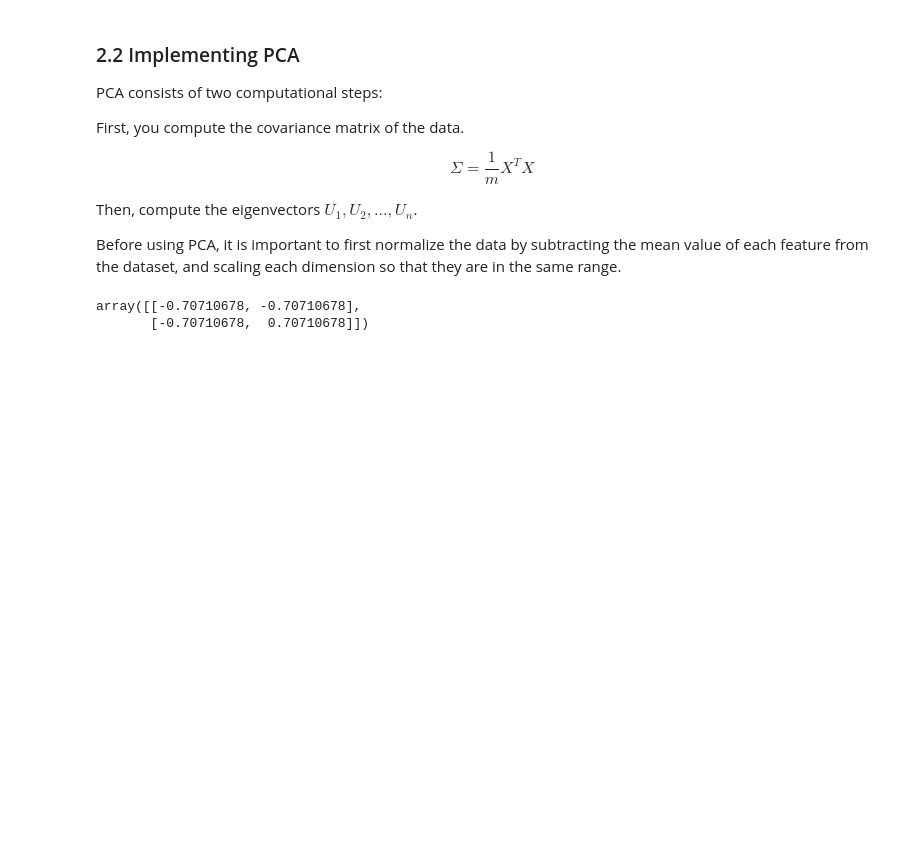
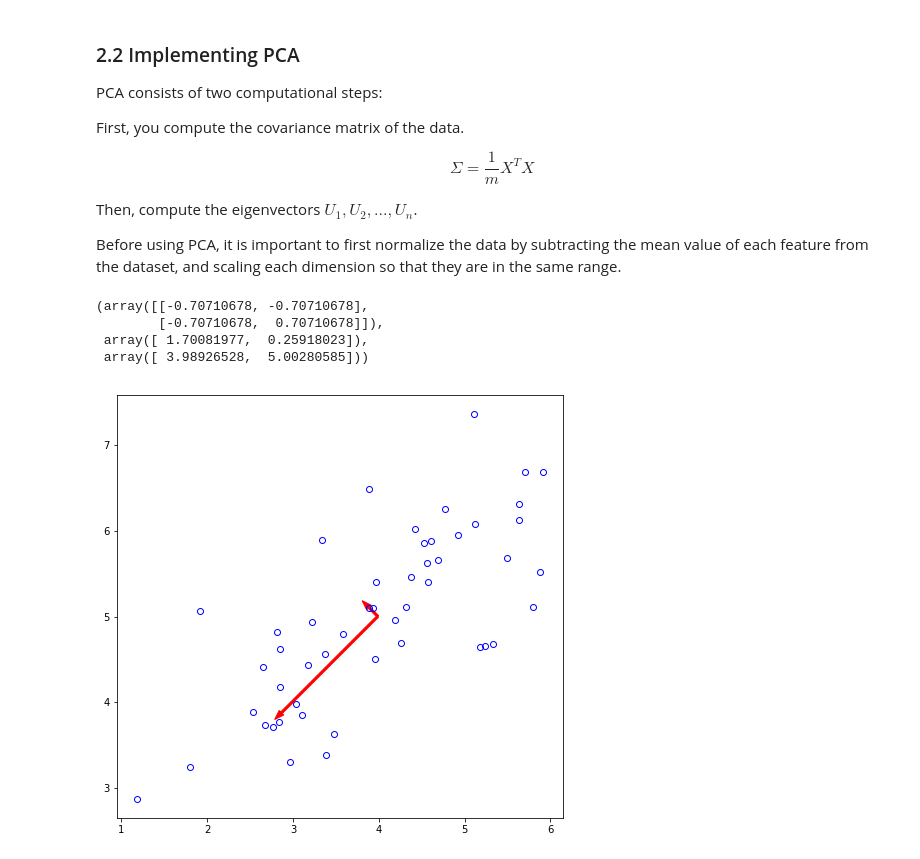
Before and after one commit to oeyh/NN, a Jupyter notebook: assignment7 K-means Clustering and PCA/assignment 7 K-means and PCA.ipynb, the cells around one changed output. Drawn from its saved outputs; the diff is of its cells as text; code cells hidden in the pictures; blank space fills up the shorter version.

```diff
--- a/assignment7 K-means Clustering and PCA/assignment 7 K-means and PCA.ipynb
+++ b/assignment7 K-means Clustering and PCA/assignment 7 K-means and PCA.ipynb
@@ -377,6 +379,17 @@ X_norm, mu, sigma = featureNormalize(X)
 U, S = runPCA(X_norm)
 # %%
-U
+U, S, mu
 # %% [output]
-array([[-0.70710678, -0.70710678],
-       [-0.70710678,  0.70710678]])
+(array([[-0.70710678, -0.70710678],
+        [-0.70710678,  0.70710678]]),
+ array([ 1.70081977,  0.25918023]),
+ array([ 3.98926528,  5.00280585]))
+# %%
+# visualizing eigenvectors
+ax.arrow(*mu, *(S[0]*U[:, 0]), length_includes_head=True, width=0.025, fc='r', ec='r')
+ax.arrow(*mu, *(S[1]*U[:, 1]), length_includes_head=True, width=0.025, fc='r', ec='r')
+
+# show fig
+fig
+# %% [output]
+[figure, added]
```
Also changed, not shown: parts of 11 cells of this notebook.
